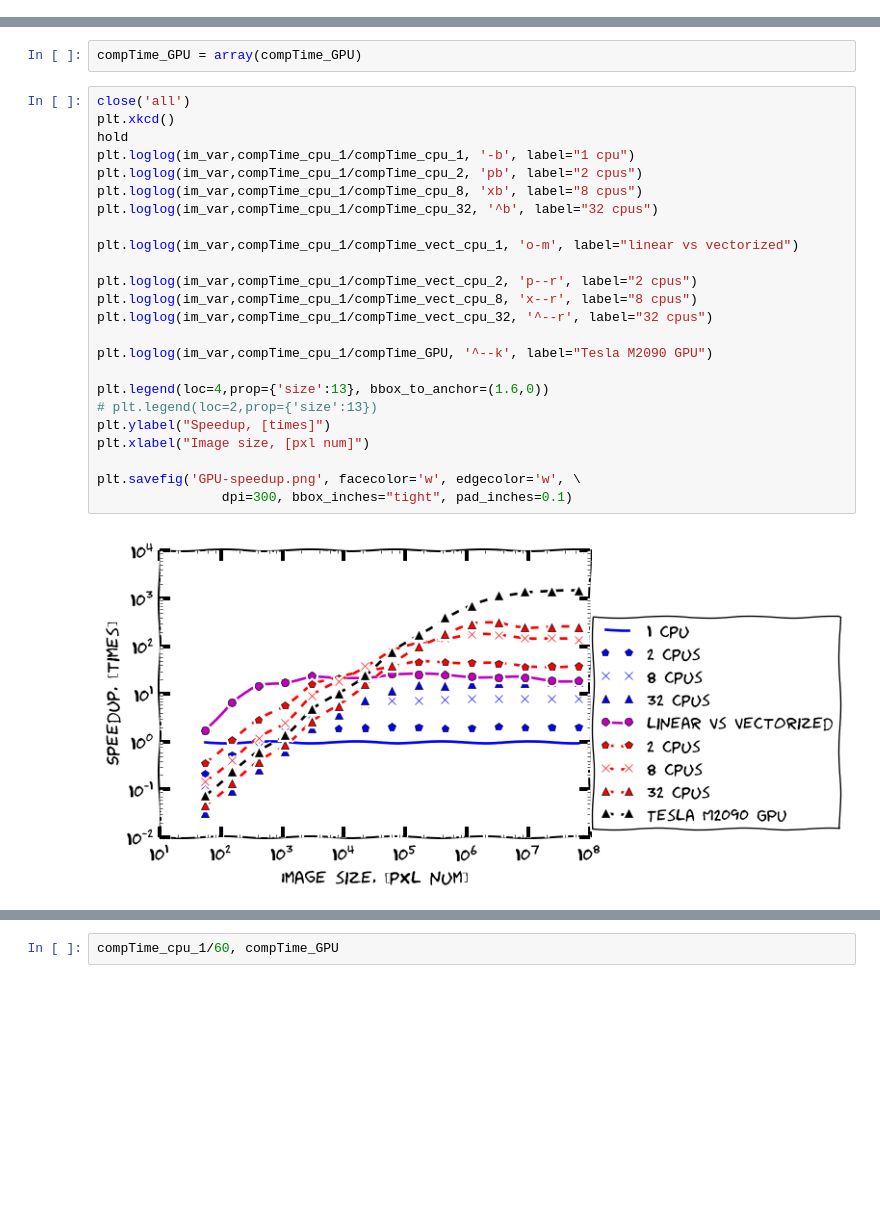
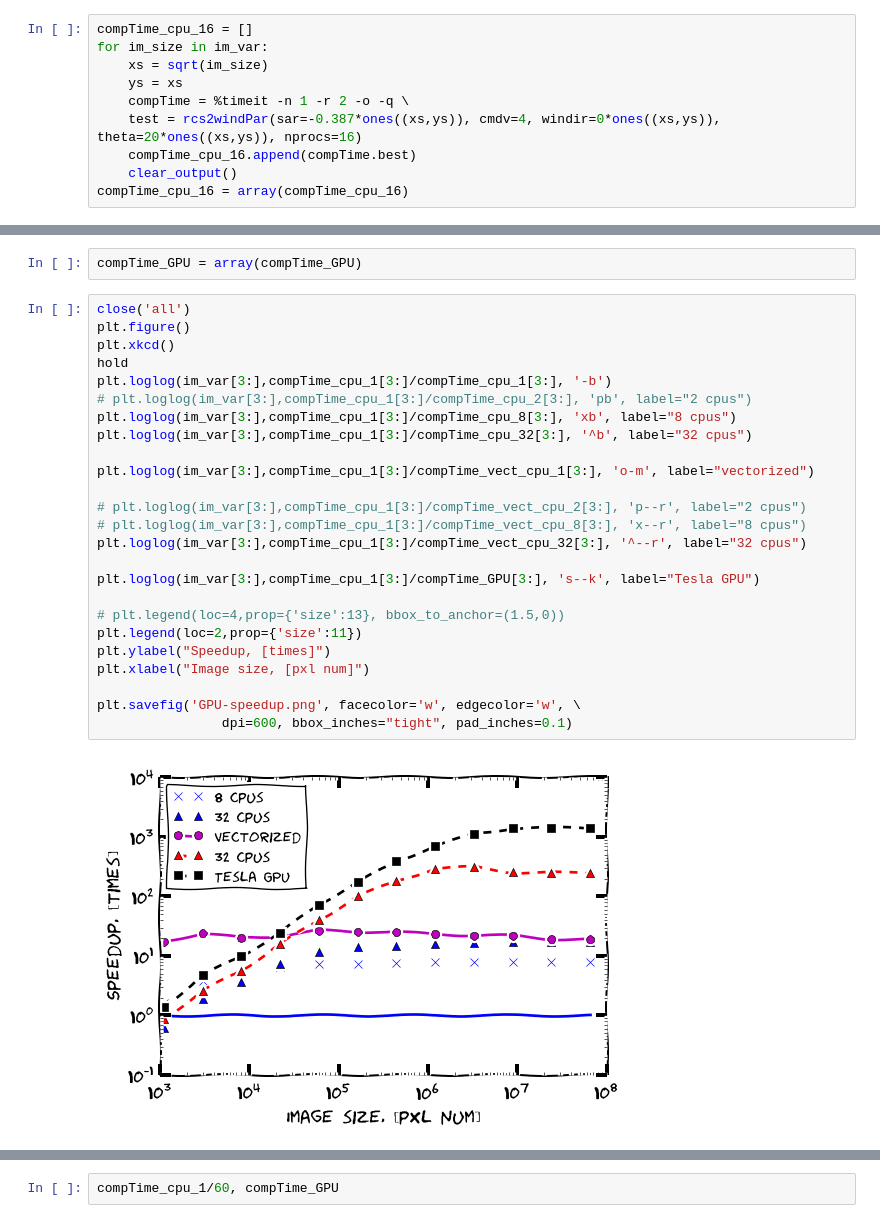
Before and after one commit to magican/PySOL, a Jupyter notebook: notebooks/0.CMOD_SPEED_TEST.ipynb, the cells around one changed output, grey strips where cells are left out. Cells and saved outputs as stored; diff of their text form; blank space fills up the shorter version.

Commit message:
Preparing figures for GRSL paper

```diff
--- a/notebooks/0.CMOD_SPEED_TEST.ipynb
+++ b/notebooks/0.CMOD_SPEED_TEST.ipynb
@@ -100,6 +103,16 @@ for im_size in im_var:
     test = rcs2windPar(sar=-0.387*ones((xs,ys)), cmdv=4, windir=0*ones((xs,ys)), theta=20*ones((xs,ys)), nprocs=32)
     compTime_cpu_32.append(compTime.best)
     clear_output()
+# %%
+compTime_cpu_16 = []
+for im_size in im_var:
+    xs = sqrt(im_size)
+    ys = xs
+    compTime = %timeit -n 1 -r 2 -o -q \
+    test = rcs2windPar(sar=-0.387*ones((xs,ys)), cmdv=4, windir=0*ones((xs,ys)), theta=20*ones((xs,ys)), nprocs=16)
+    compTime_cpu_16.append(compTime.best)
+    clear_output()
+compTime_cpu_16 = array(compTime_cpu_16)
 # %%
 compTime_cpu_1 = array(compTime_cpu_1)
 compTime_cpu_2 = array(compTime_cpu_2)
@@ -242,27 +255,28 @@ for im_size in im_var:
 compTime_GPU = array(compTime_GPU)
 # %%
 close('all')
+plt.figure()
 plt.xkcd()
 hold
-plt.loglog(im_var,compTime_cpu_1/compTime_cpu_1, '-b', label="1 cpu")
-plt.loglog(im_var,compTime_cpu_1/compTime_cpu_2, 'pb', label="2 cpus")
-plt.loglog(im_var,compTime_cpu_1/compTime_cpu_8, 'xb', label="8 cpus")
-plt.loglog(im_var,compTime_cpu_1/compTime_cpu_32, '^b', label="32 cpus")
+plt.loglog(im_var[3:],compTime_cpu_1[3:]/compTime_cpu_1[3:], '-b')
+# plt.loglog(im_var[3:],compTime_cpu_1[3:]/compTime_cpu_2[3:], 'pb', label="2 cpus")
+plt.loglog(im_var[3:],compTime_cpu_1[3:]/compTime_cpu_8[3:], 'xb', label="8 cpus")
+plt.loglog(im_var[3:],compTime_cpu_1[3:]/compTime_cpu_32[3:], '^b', label="32 cpus")
 
-plt.loglog(im_var,compTime_cpu_1/compTime_vect_cpu_1, 'o-m', label="linear vs vectorized")
+plt.loglog(im_var[3:],compTime_cpu_1[3:]/compTime_vect_cpu_1[3:], 'o-m', label="vectorized")
 
-plt.loglog(im_var,compTime_cpu_1/compTime_vect_cpu_2, 'p--r', label="2 cpus")
-plt.loglog(im_var,compTime_cpu_1/compTime_vect_cpu_8, 'x--r', label="8 cpus")
-plt.loglog(im_var,compTime_cpu_1/compTime_vect_cpu_32, '^--r', label="32 cpus")
+# plt.loglog(im_var[3:],compTime_cpu_1[3:]/compTime_vect_cpu_2[3:], 'p--r', label="2 cpus")
+# plt.loglog(im_var[3:],compTime_cpu_1[3:]/compTime_vect_cpu_8[3:], 'x--r', label="8 cpus")
+plt.loglog(im_var[3:],compTime_cpu_1[3:]/compTime_vect_cpu_32[3:], '^--r', label="32 cpus")
 
-plt.loglog(im_var,compTime_cpu_1/compTime_GPU, '^--k', label="Tesla M2090 GPU")
+plt.loglog(im_var[3:],compTime_cpu_1[3:]/compTime_GPU[3:], 's--k', label="Tesla GPU")
 
-plt.legend(loc=4,prop={'size':13}, bbox_to_anchor=(1.6,0))
-# plt.legend(loc=2,prop={'size':13})
+# plt.legend(loc=4,prop={'size':13}, bbox_to_anchor=(1.5,0))
+plt.legend(loc=2,prop={'size':11})
 plt.ylabel("Speedup, [times]")
 plt.xlabel("Image size, [pxl num]")
 
 plt.savefig('GPU-speedup.png', facecolor='w', edgecolor='w', \
-                dpi=300, bbox_inches="tight", pad_inches=0.1)
+                dpi=600, bbox_inches="tight", pad_inches=0.1)
 # %% [output]
-[figure, old version]
+[figure, new version]
```
Also changed, not shown: parts of 21 cells of this notebook.
